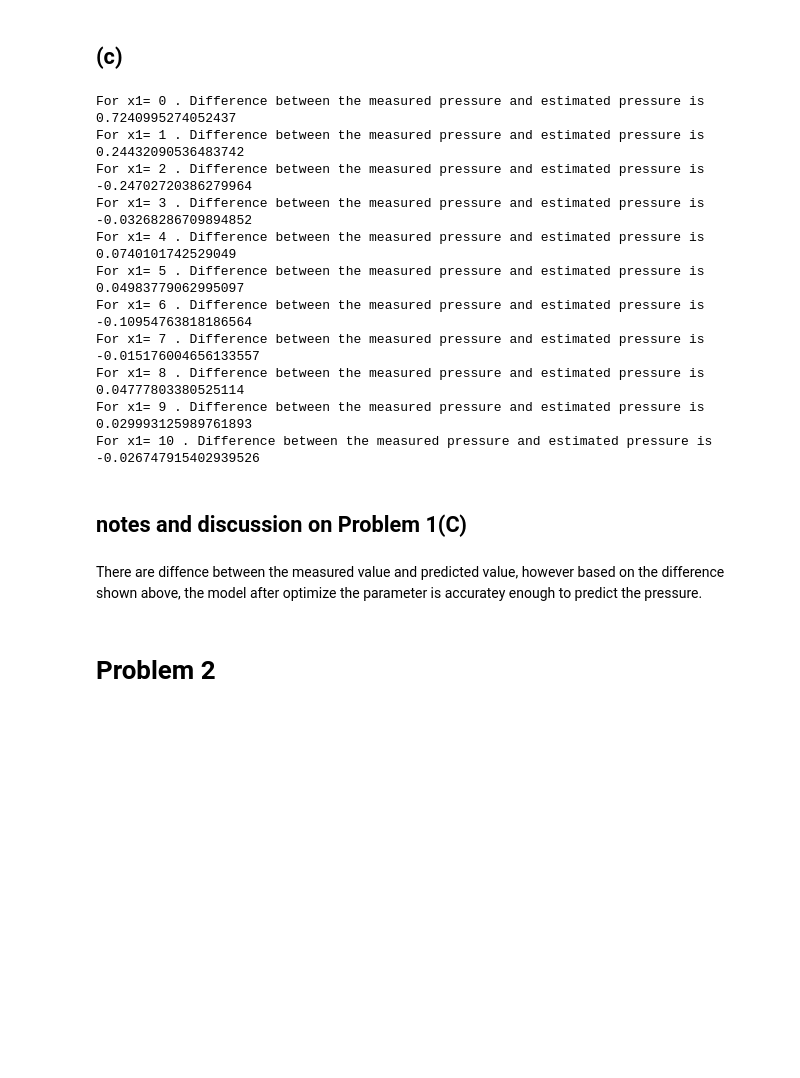
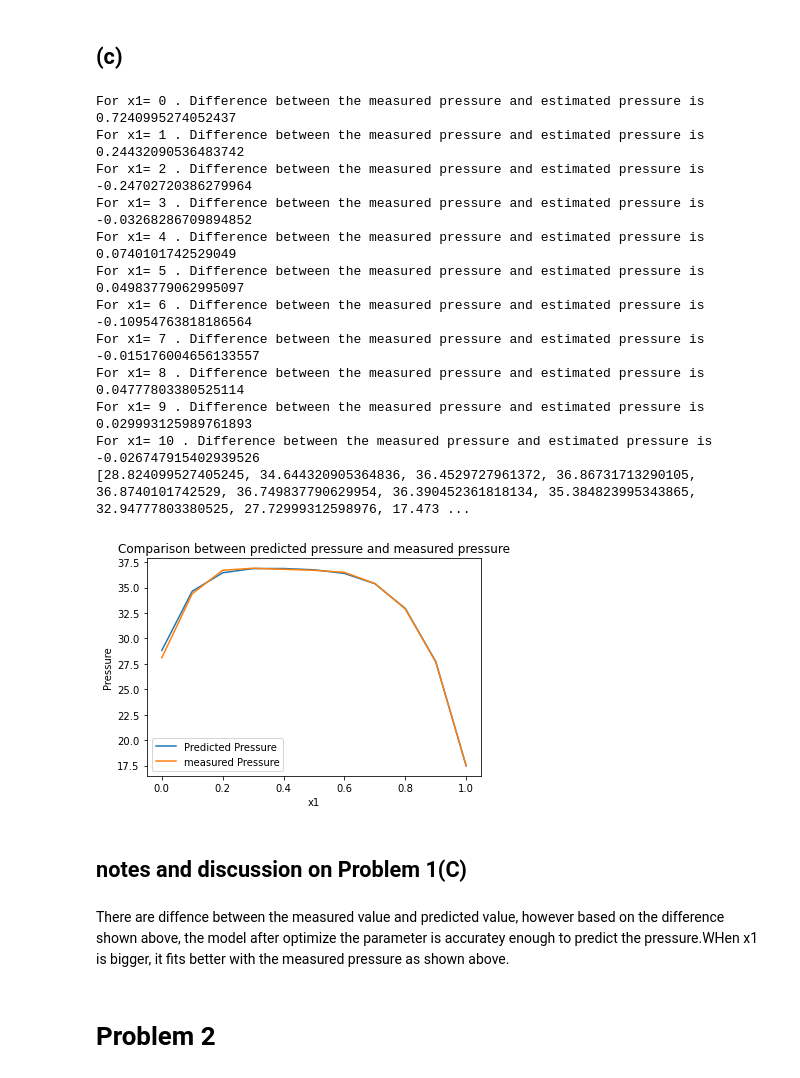
Before and after one commit to s-xue-best/SIDA-XUE-HW3-MAE-598, a Jupyter notebook: SIDA XUE Final Version MAE 598 HW3.ipynb, the cells around one changed output. Saved outputs shown, nothing was run; the diff lists cells and outputs as text; code cells hidden in the pictures; blank space fills up the shorter version.

```diff
--- a/SIDA XUE Final Version MAE 598 HW3.ipynb
+++ b/SIDA XUE Final Version MAE 598 HW3.ipynb
@@ -52,12 +52,13 @@ The value of the final loss function is 0.6701896
 ## (c)
 # %%
 import math
-
+p_list=[]
 for i in range(0,len(p)):
     p_model=x1[i]*math.exp(x[0]*(x[1]*x2[i]/(x[0]*x1[i]+x[1]*x2[i]))**2)*p_sat_w + x2[i]*math.exp(x[1]*(x[0]*x1[i]/(x[0]*x1[i]+x[1]*x2[i]))**2)*p_sat_d
-    #pest =  ((x1[i]*p_sat_w*math.exp(x[0]*((x[1]*x2[i])/(x[0]*x1[i]+x[1]*x2[i]))**2))+ x2[i]*m.exp( x[1]*((x[0]*x1[i])/(x[0]*x1[i]+x[1]*x2[i]))**2))*p_sat_d
-
+    p_list.append(p_model)
     print("For x1=",i,". Difference between the measured pressure and estimated pressure is ", p_model-p[i])
+print(p_list)
+p_predict=np.array(p_list)
 # %% [output]
 For x1= 0 . Difference between the measured pressure and estimated pressure is  0.7240995274052437
 For x1= 1 . Difference between the measured pressure and estimated pressure is  0.24432090536483742
@@ -70,10 +71,26 @@ For x1= 7 . Difference between the measured pressure and estimated pressure is
 For x1= 8 . Difference between the measured pressure and estimated pressure is  0.04777803380525114
 For x1= 9 . Difference between the measured pressure and estimated pressure is  0.029993125989761893
 For x1= 10 . Difference between the measured pressure and estimated pressure is  -0.026747915402939526
+[28.824099527405245, 34.644320905364836, 36.4529727961372, 36.86731713290105, 36.8740101742529, 36.749837790629954, 36.390452361818134, 35.384823995343865, 32.94777803380525, 27.72999312598976, 17.473 ...
+# %%
+
+import matplotlib.pyplot as plt
+
+
+
+plt.plot(x1,p_predict, label='Predicted Pressure')
+plt.plot(x1, p, label='measured Pressure')
+plt.xlabel('x1')
+plt.ylabel('Pressure')
+plt.legend()
+plt.title('Comparison between predicted pressure and measured pressure')
+plt.show()
+# %% [output]
+[figure, added]
 # %% [markdown]
 ## notes and discussion on Problem 1(C)
 # %% [markdown]
-There are diffence between the measured value and predicted value, however based on the difference shown above, the model after optimize the parameter is accuratey enough to predict the pressure.
+There are diffence between the measured value and predicted value, however based on the difference shown above, the model after optimize the parameter is accuratey enough to predict the pressure.WHen x1 is bigger, it fits better with the measured pressure as shown above.
 # %% [markdown]
 # Problem 2
 # %%
```
Also changed, not shown: parts of 2 cells of this notebook.
